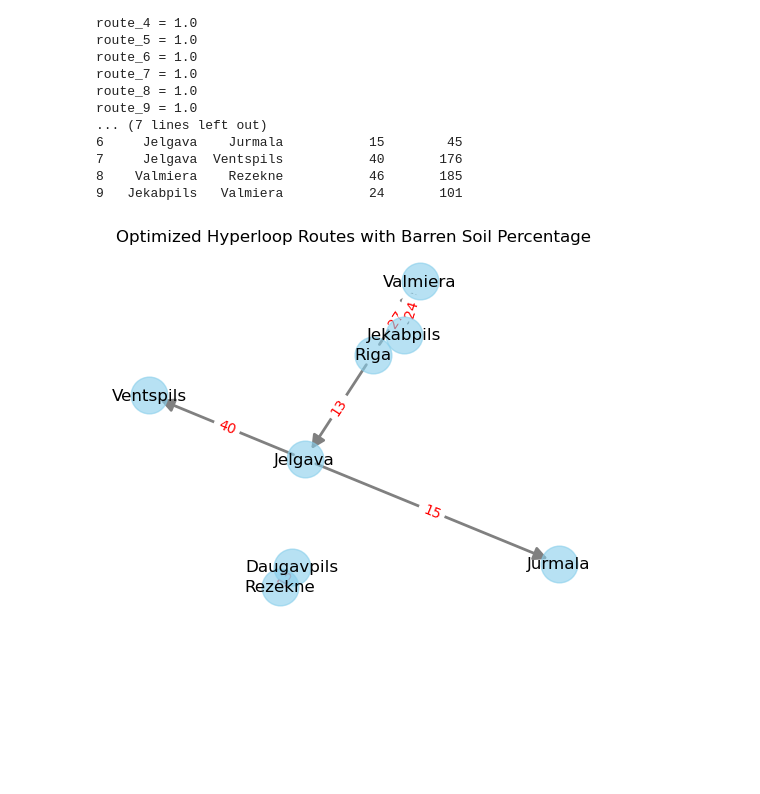
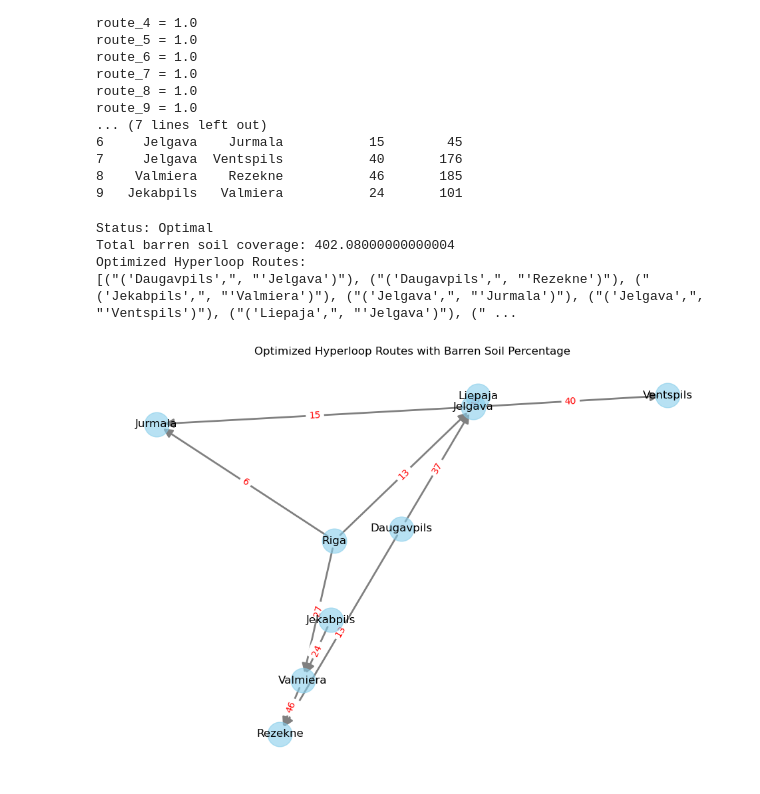
Before and after one commit to pirrencode/tsi_hl_barren_soils_research, a Jupyter notebook: HTS_barren_soils_case_of_latvia.ipynb, the cells around one changed output. Drawn from its saved outputs; the diff is of its cells as text; code cells hidden in the pictures; blank space fills up the shorter version.

```diff
--- a/HTS_barren_soils_case_of_latvia.ipynb
+++ b/HTS_barren_soils_case_of_latvia.ipynb
@@ -137,48 +137,87 @@ route_9 = 1.0
 8    Valmiera    Rezekne           46       185
 9   Jekabpils   Valmiera           24       101
 # %%
+import pulp
+import networkx as nx
 import matplotlib.pyplot as plt
-import networkx as nx
 import pandas as pd
 
-# Assuming 'df' is the DataFrame and 'selected_routes' contains the routes selected by the optimization model
+# Optimized considering barren soils
+
+prob = pulp.LpProblem("Hyperloop_Route_Optimization", pulp.LpMaximize)
+
+
 data = {
     'From': ['Riga', 'Riga', 'Riga', 'Daugavpils', 'Daugavpils', 'Liepaja', 'Jelgava', 'Jelgava', 'Valmiera', 'Jekabpils'],
     'To': ['Jelgava', 'Jurmala', 'Valmiera', 'Jelgava', 'Rezekne', 'Jelgava', 'Jurmala', 'Ventspils', 'Rezekne', 'Valmiera'],
     'Barren soil': [13, 6, 27, 37, 13, 45, 15, 40, 46, 24],
     'Distance': [45, 38, 107, 230, 89, 182, 45, 176, 185, 101],
-    'Selected': [1, 0, 1, 0, 1, 0, 1, 1, 0, 1]  # Binary flags indicating whether the route was selected
+    'Selected': [1, 0, 1, 0, 1, 0, 1, 1, 0, 1]
 }
+
+
 df = pd.DataFrame(data)
 
-# Filter to only selected routes
+
+routes = [(row['From'], row['To']) for _, row in df.iterrows()]
+x = pulp.LpVariable.dicts("Route", routes, cat='Binary')
+
+prob += pulp.lpSum([row['Distance'] * row['Barren soil'] / 100 * x[(row['From'], row['To'])] for _, row in df.iterrows()])
+
+
+cities = set(df['From']).union(set(df['To']))
+for city in cities:
+    prob += pulp.lpSum([x[(row['From'], row['To'])] for _, row in df.iterrows() if row['From'] == city or row['To'] == city]) >= 1
+
+
+prob.solve()
+
+
+optimized_routes = []
+for v in prob.variables():
+    if v.varValue > 0:
+        i, j = v.name.replace("Route_", "").split("_")
+        optimized_routes.append((i, j))
+
+print("Status:", pulp.LpStatus[prob.status])
+print("Total barren soil coverage:", pulp.value(prob.objective))
+print("Optimized Hyperloop Routes:")
+print(optimized_routes)
+
+
+df['Selected'] = df.apply(lambda row: x[(row['From'], row['To'])].varValue, axis=1)
 selected_routes = df[df['Selected'] == 1]
 
-# Create a directed graph
+
 G = nx.DiGraph()
 
-# Add edges based on the selected routes
+
 for _, row in selected_routes.iterrows():
     G.add_edge(row['From'], row['To'], weight=row['Barren soil'])
 
-# Position nodes using the spring layout
+
 pos = nx.spring_layout(G)
 
-# Draw the nodes
+
+plt.figure(figsize=(12, 8))
 nx.draw_networkx_nodes(G, pos, node_size=700, node_color='skyblue', alpha=0.6)
 
-# Draw the edges
+
 nx.draw_networkx_edges(G, pos, arrowstyle='-|>', arrowsize=20, edge_color='gray', width=2)
 
-# Label the nodes
+
 nx.draw_networkx_labels(G, pos, font_size=12, font_family='sans-serif')
 
-# Add edge labels to show the barren soil percentage
+
 edge_labels = nx.get_edge_attributes(G, 'weight')
 nx.draw_networkx_edge_labels(G, pos, edge_labels=edge_labels, font_color='red')
 
 plt.title('Optimized Hyperloop Routes with Barren Soil Percentage')
-plt.axis('off')  # Turn off the axis
+plt.axis('off')
 plt.show()
 # %% [output]
+Status: Optimal
+Total barren soil coverage: 402.08000000000004
+Optimized Hyperloop Routes:
+[("('Daugavpils',", "'Jelgava')"), ("('Daugavpils',", "'Rezekne')"), ("('Jekabpils',", "'Valmiera')"), ("('Jelgava',", "'Jurmala')"), ("('Jelgava',", "'Ventspils')"), ("('Liepaja',", "'Jelgava')"), (" ...
-[figure, old version]
+[figure, new version]
```
Also changed, not shown: parts of 1 cell of this notebook.
